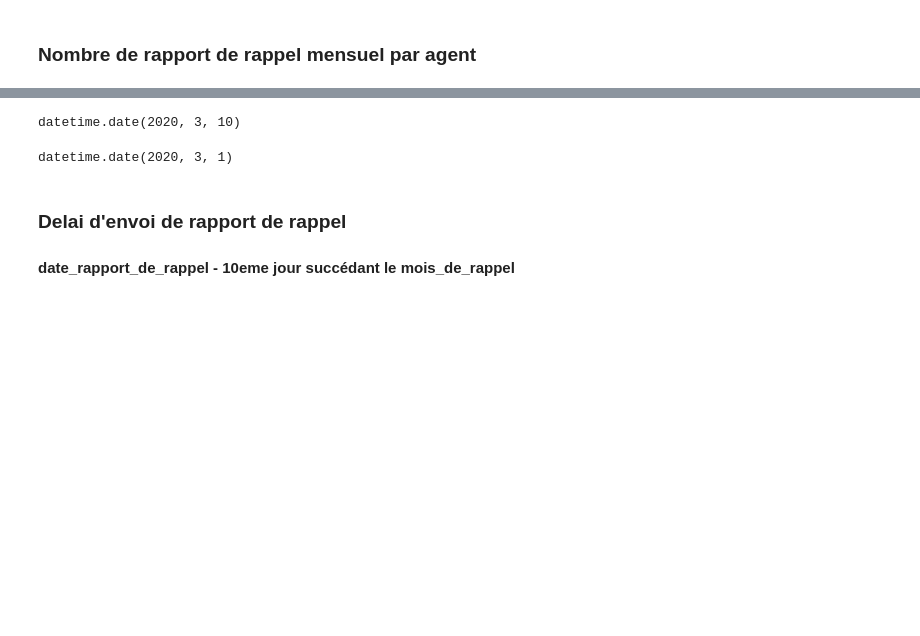
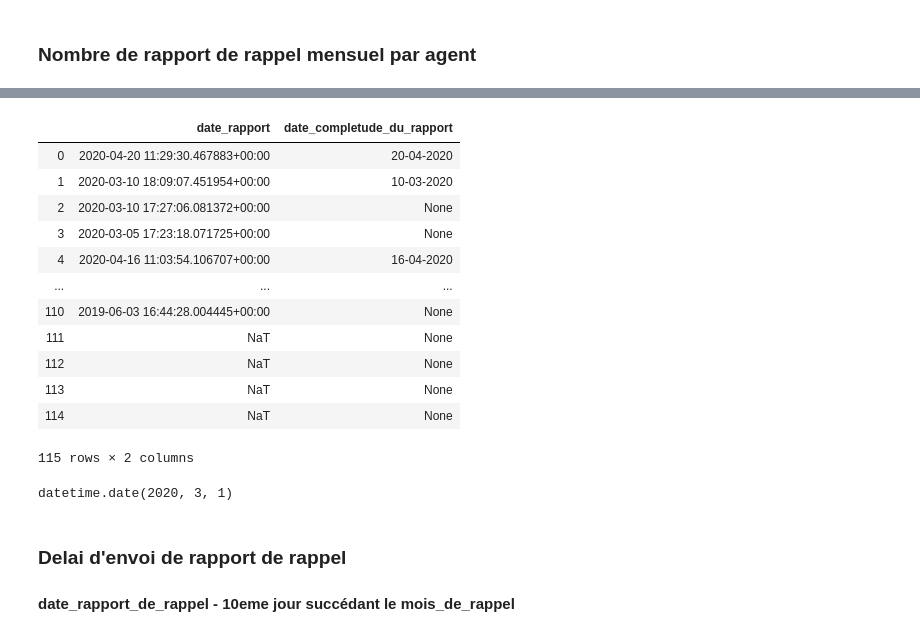
Before and after one commit to supermalang/rapidpro-normalizer, a Jupyter notebook: ContactsAgents.ipynb, the cells around one changed output, grey strips where cells are left out. Cells and saved outputs as stored; diff of their text form; code cells hidden in the pictures; blank space fills up the shorter version.

```diff
--- a/ContactsAgents.ipynb
+++ b/ContactsAgents.ipynb
@@ -440,7 +437,19 @@ data_contacts_agents['Delai_envoi_rapport_mensuel'] = Delai_envoi_rapport_mensue
 # %%
-data_contacts_agents['date_rapport'].dt.date[1]
+data_contacts_agents[['date_rapport','date_completude_du_rapport']]
 # %% [output]
+|  | date_rapport | date_completude_du_rapport |
+| 0 | 2020-04-20 11:29:30.467883+00:00 | 20-04-2020 |
+| 1 | 2020-03-10 18:09:07.451954+00:00 | 10-03-2020 |
+| 2 | 2020-03-10 17:27:06.081372+00:00 | None |
+| 3 | 2020-03-05 17:23:18.071725+00:00 | None |
+| 4 | 2020-04-16 11:03:54.106707+00:00 | 16-04-2020 |
+| ... | ... | ... |
+| 110 | 2019-06-03 16:44:28.004445+00:00 | None |
+| 111 | NaT | None |
+| 112 | NaT | None |
+| 113 | NaT | None |
+| 114 | NaT | None |
-datetime.date(2020, 3, 10)
+115 rows × 2 columns
 # %%
 date(2020,3,1)
 # %% [output]
```
Also changed, not shown: parts of 46 cells of this notebook.
